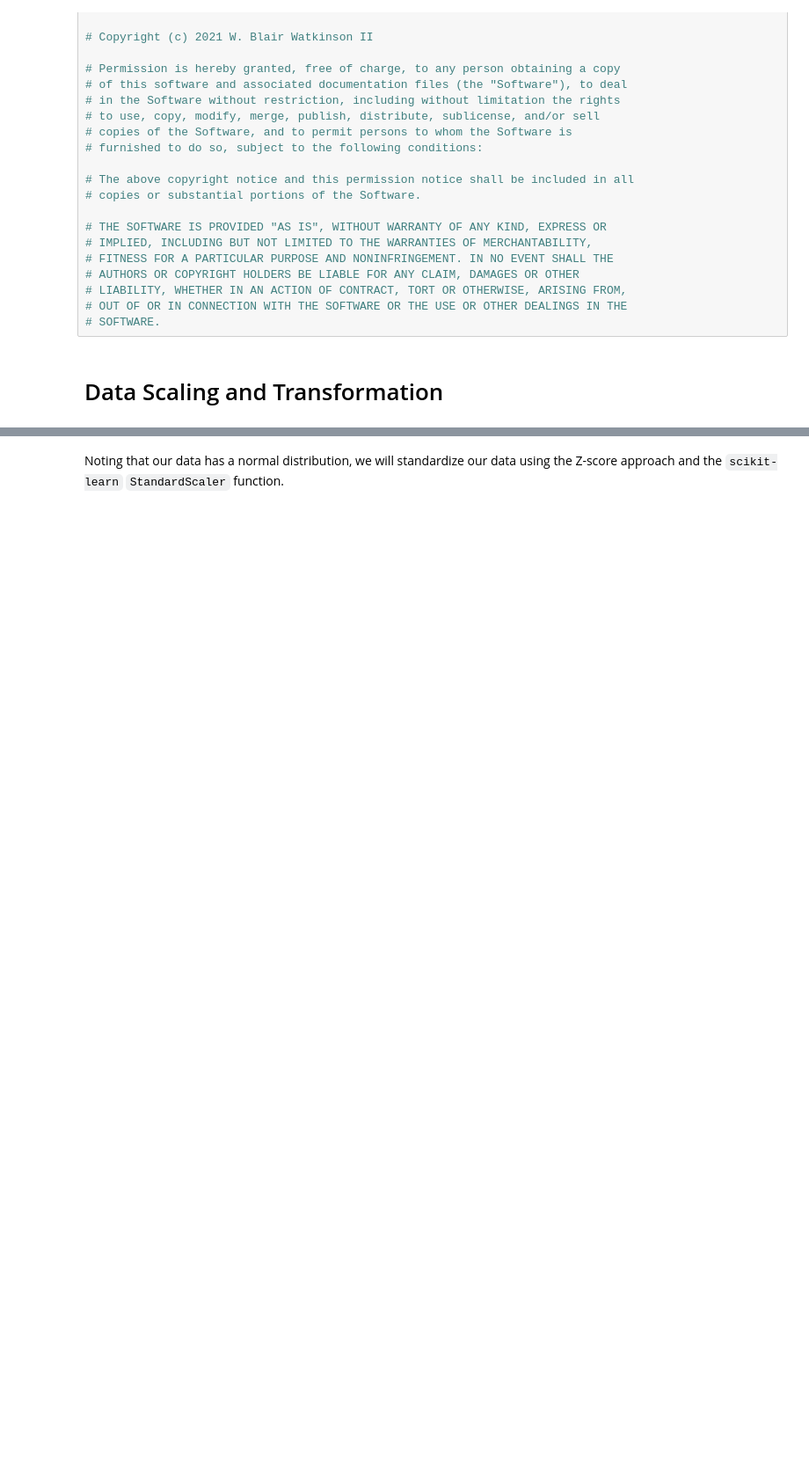
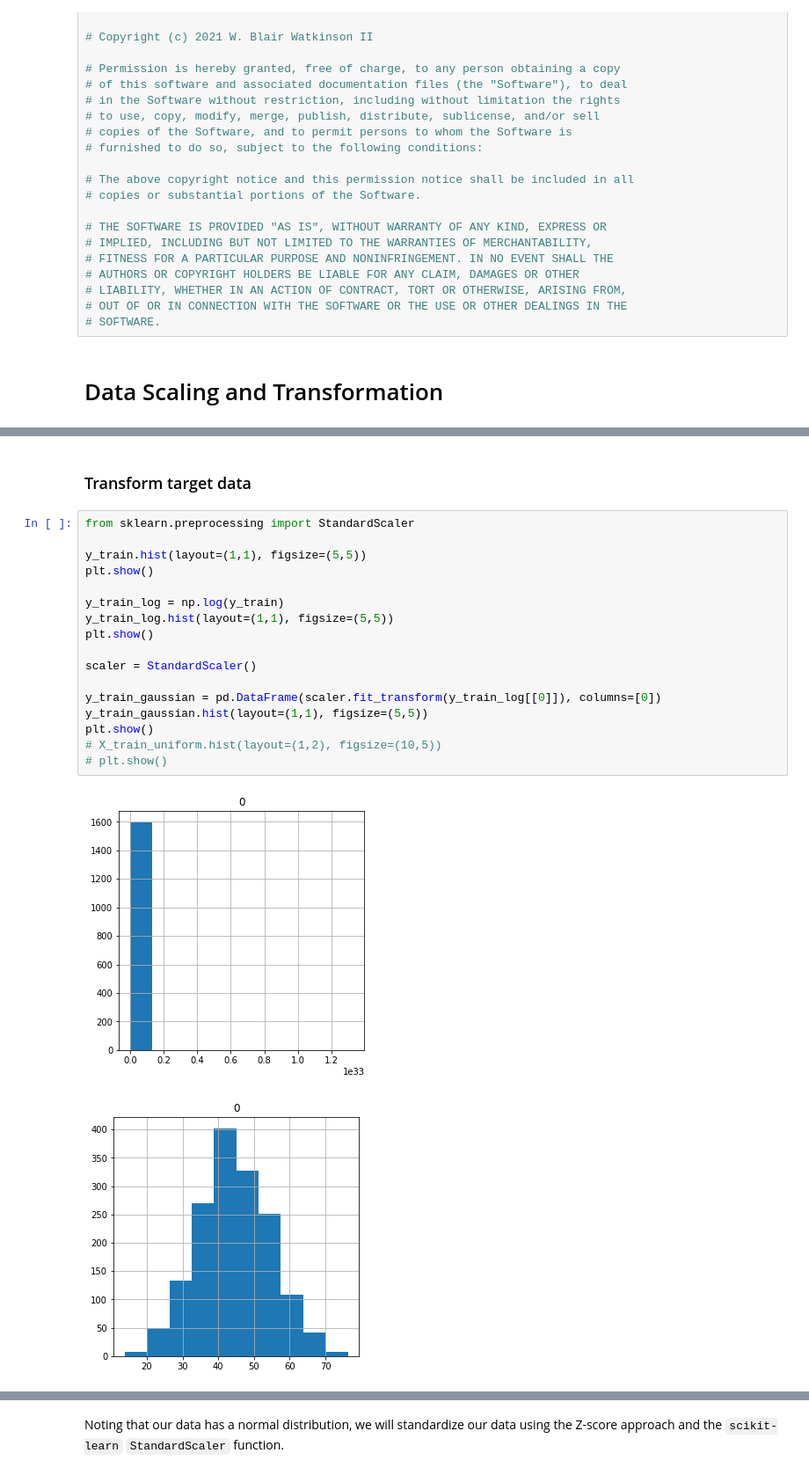
Before and after one commit to afit-csce623-master/demos, a Jupyter notebook: demo_scaling.ipynb, the cells around one changed output, grey strips where cells are left out. Shown at 88% size. Drawn from its saved outputs; the diff is of its cells as text; blank space fills up the shorter version.

```diff
--- a/demo_scaling.ipynb
+++ b/demo_scaling.ipynb
@@ -121,0 +340,22 @@ In our data analysis, we note that both the `X` features and `y` targets have a
+# %% [markdown]
+### Transform target data
+# %%
+from sklearn.preprocessing import StandardScaler
+
+y_train.hist(layout=(1,1), figsize=(5,5))
+plt.show()
+
+y_train_log = np.log(y_train)
+y_train_log.hist(layout=(1,1), figsize=(5,5))
+plt.show()
+
+scaler = StandardScaler()
+
+y_train_gaussian = pd.DataFrame(scaler.fit_transform(y_train_log[[0]]), columns=[0])
+y_train_gaussian.hist(layout=(1,1), figsize=(5,5))
+plt.show()
+# X_train_uniform.hist(layout=(1,2), figsize=(10,5))
+# plt.show()
+# %% [output]
+[figure, added]
+[figure, added]
```
Also changed, not shown: parts of 30 cells of this notebook.
